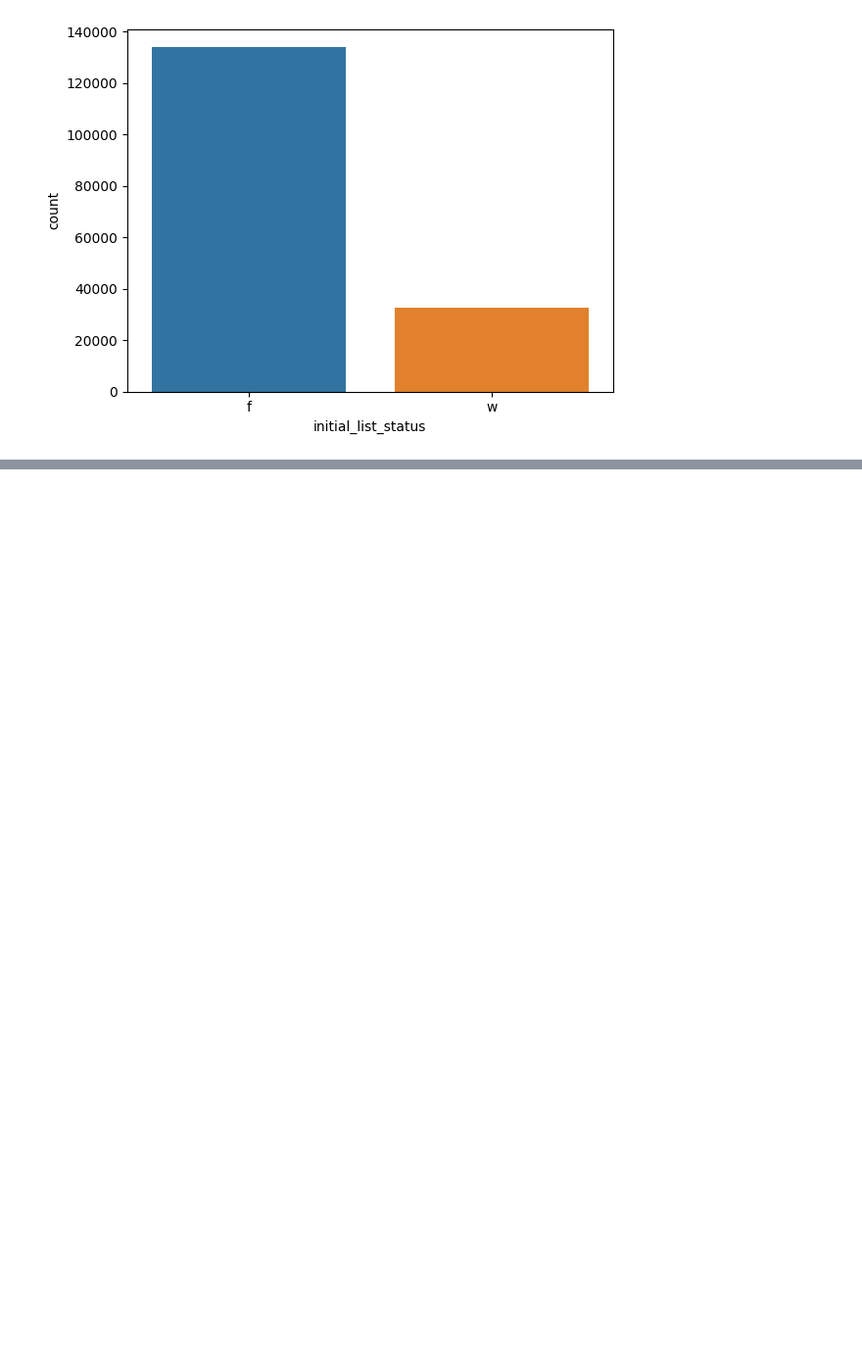
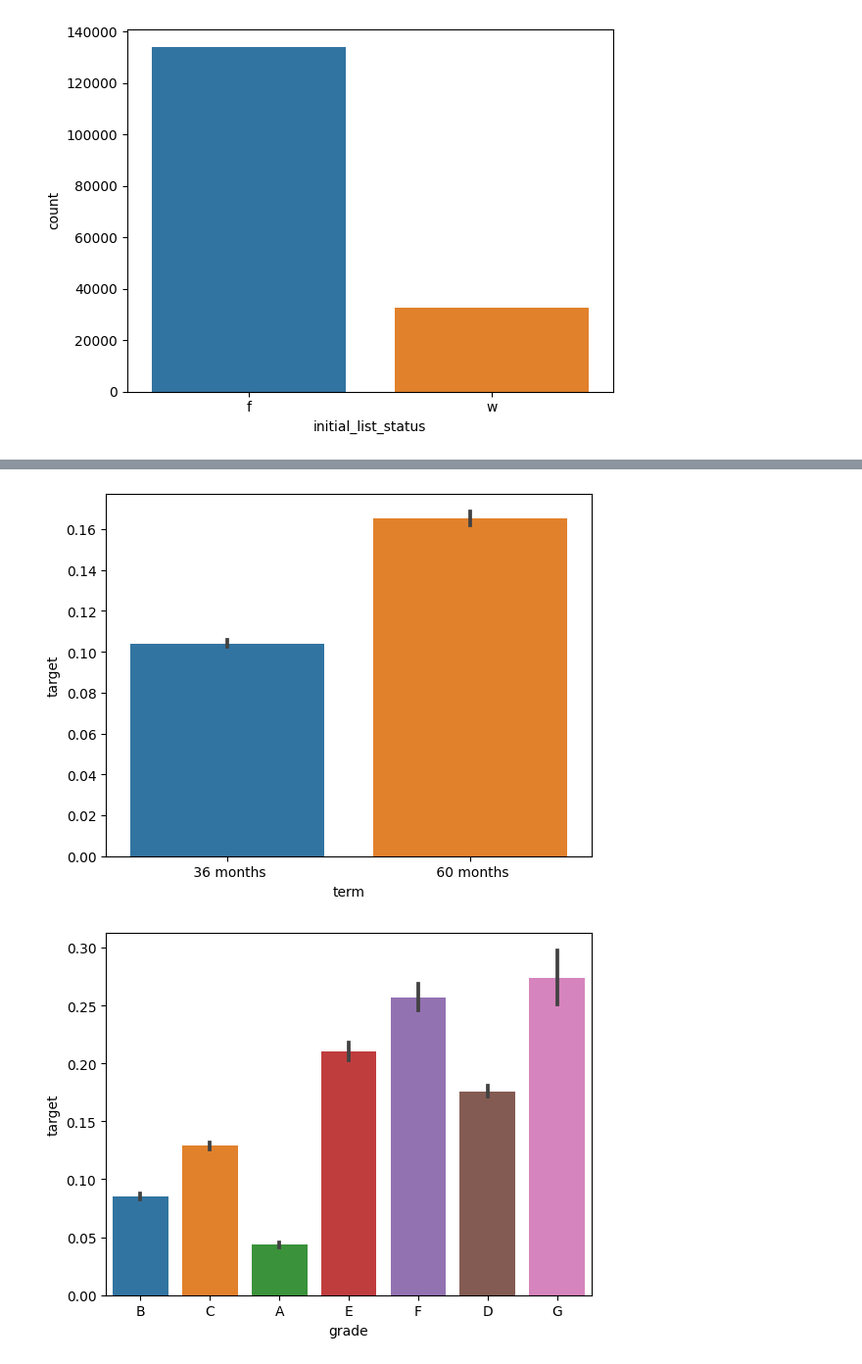
Before and after one commit to sumitme752/sk-credit-risk, a Jupyter notebook: notebook/EDA.ipynb, the cells around one changed output, grey strips where cells are left out. Shown at 98% size. Drawn from its saved outputs; the diff is of its cells as text; code cells hidden in the pictures; blank space fills up the shorter version.

```diff
--- a/notebook/EDA.ipynb
+++ b/notebook/EDA.ipynb
@@ -267,0 +270,10 @@ for i in cat1:
+# %%
+x=1
+for i in cat1:
+    # plt.figure(figsize=[10,15])
+    sns.barplot(data=cat1, x=i, y=Y["target"])
+    print('\n')
+    plt.show()
+# %% [output]
+[figure, added]
+[figure, added]
```
Also changed, not shown: parts of 13 cells of this notebook.
